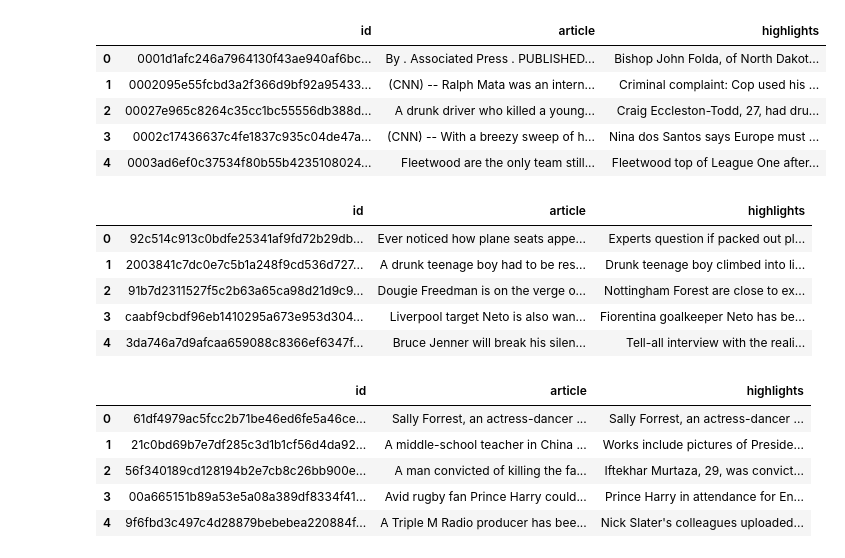
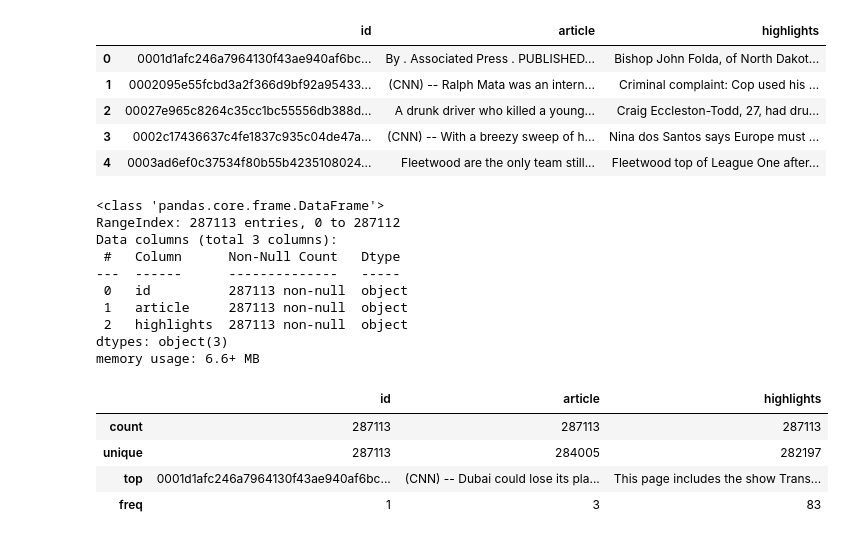
Before and after one commit to abhimanyu726/Text_Summarization_NLP, a Jupyter notebook: text_nlp.ipynb, the cells around one changed output. Cells and saved outputs as stored; diff of their text form; code cells hidden in the pictures.

```diff
--- a/text_nlp.ipynb
+++ b/text_nlp.ipynb
@@ -3,5 +21,5 @@ import pandas as pd
 # %%
-train_data = pd.read_csv("train.csv")
-test_data = pd.read_csv("test.csv")
-val_data = pd.read_csv("validation.csv")
+train_df = pd.read_csv("train.csv")
+test_df = pd.read_csv("test.csv")
+val_df = pd.read_csv("validation.csv")
 # %%
@@ -14,20 +32,23 @@ train_data.head()
 | 3 | 0002c17436637c4fe1837c935c04de47a... | (CNN) -- With a breezy sweep of h... | Nina dos Santos says Europe must ... |
 | 4 | 0003ad6ef0c37534f80b55b4235108024... | Fleetwood are the only team still... | Fleetwood top of League One after... |
 # %%
-test_data.head()
+train_df.info()
 # %% [output]
-|  | id | article | highlights |
-| 0 | 92c514c913c0bdfe25341af9fd72b29db... | Ever noticed how plane seats appe... | Experts question if packed out pl... |
-| 1 | 2003841c7dc0e7c5b1a248f9cd536d727... | A drunk teenage boy had to be res... | Drunk teenage boy climbed into li... |
-| 2 | 91b7d2311527f5c2b63a65ca98d21d9c9... | Dougie Freedman is on the verge o... | Nottingham Forest are close to ex... |
-| 3 | caabf9cbdf96eb1410295a673e953d304... | Liverpool target Neto is also wan... | Fiorentina goalkeeper Neto has be... |
-| 4 | 3da746a7d9afcaa659088c8366ef6347f... | Bruce Jenner will break his silen... | Tell-all interview with the reali... |
+<class 'pandas.core.frame.DataFrame'>
+RangeIndex: 287113 entries, 0 to 287112
+Data columns (total 3 columns):
+ #   Column      Non-Null Count   Dtype
+---  ------      --------------   -----
+ 0   id          287113 non-null  object
+ 1   article     287113 non-null  object
+ 2   highlights  287113 non-null  object
+dtypes: object(3)
+memory usage: 6.6+ MB
 # %%
-val_data.head()
+train_df.describe()
 # %% [output]
 |  | id | article | highlights |
-| 0 | 61df4979ac5fcc2b71be46ed6fe5a46ce... | Sally Forrest, an actress-dancer ... | Sally Forrest, an actress-dancer ... |
-| 1 | 21c0bd69b7e7df285c3d1b1cf56d4da92... | A middle-school teacher in China ... | Works include pictures of Preside... |
-| 2 | 56f340189cd128194b2e7cb8c26bb900e... | A man convicted of killing the fa... | Iftekhar Murtaza, 29, was convict... |
-| 3 | 00a665151b89a53e5a08a389df8334f41... | Avid rugby fan Prince Harry could... | Prince Harry in attendance for En... |
-| 4 | 9f6fbd3c497c4d28879bebebea220884f... | A Triple M Radio producer has bee... | Nick Slater's colleagues uploaded... |
+| count | 287113 | 287113 | 287113 |
+| unique | 287113 | 284005 | 282197 |
+| top | 0001d1afc246a7964130f43ae940af6bc... | (CNN) -- Dubai could lose its pla... | This page includes the show Trans... |
+| freq | 1 | 3 | 83 |
```
Also changed, not shown: parts of 6 cells of this notebook.
